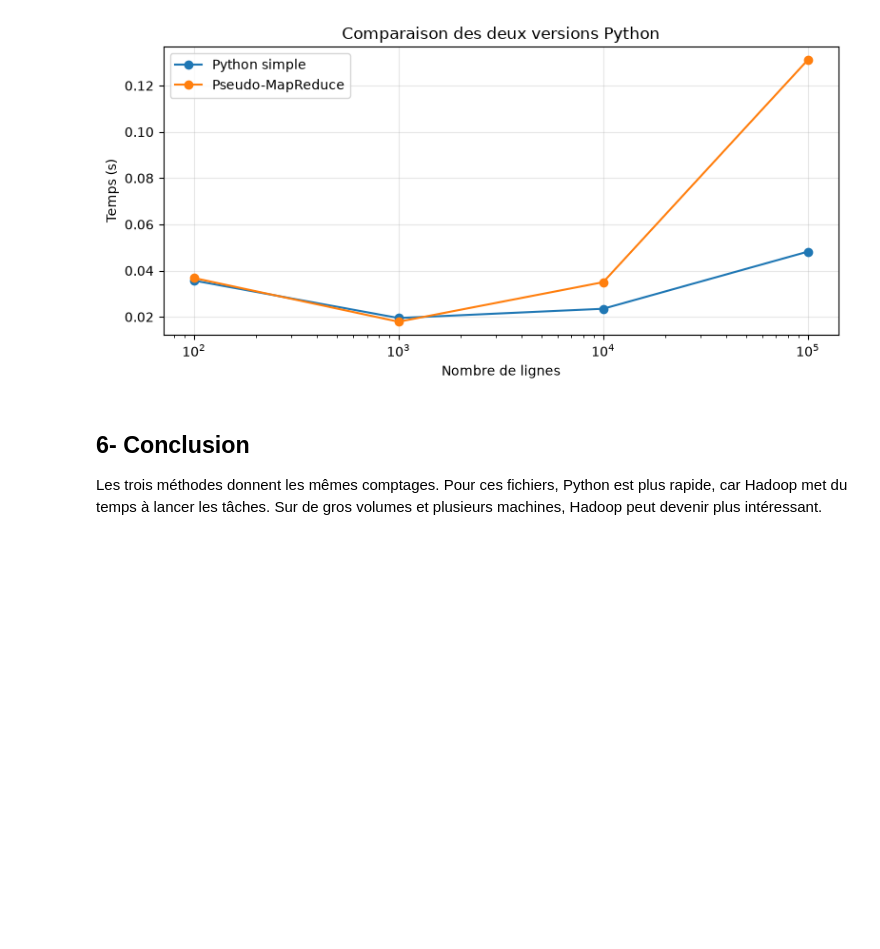
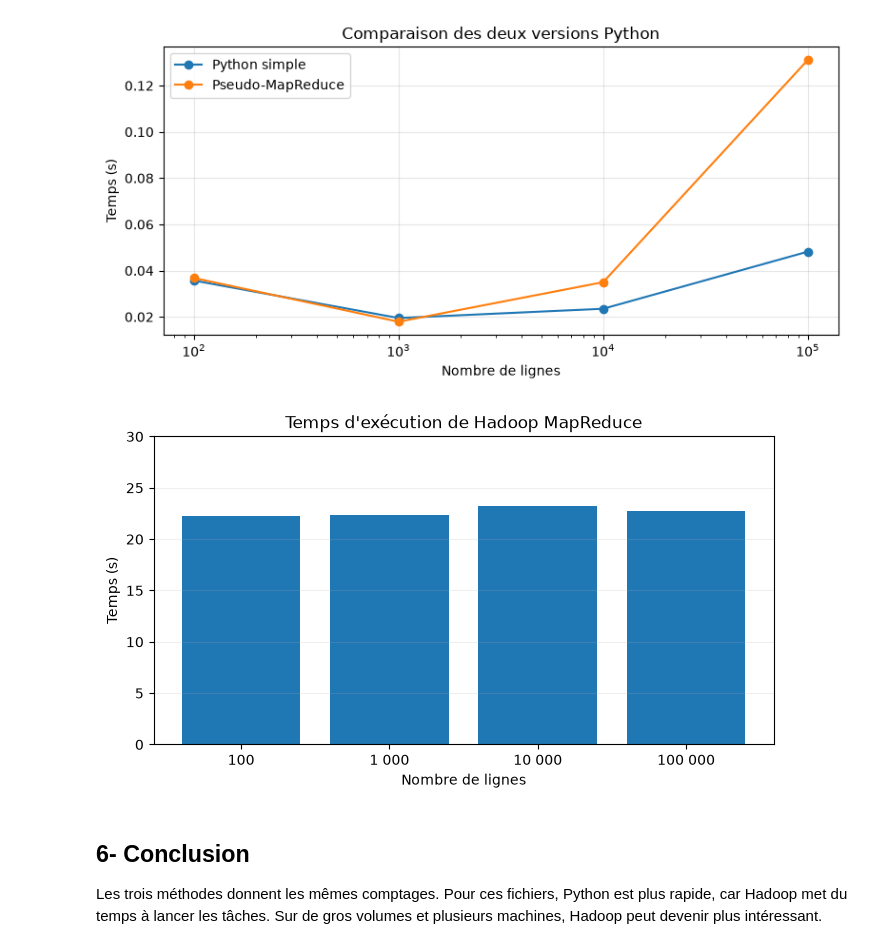
Before and after one commit to Taharamdan/TpWordCount, a Jupyter notebook: TP_WordCount_Notebook.ipynb, the cells around one changed output. Drawn from its saved outputs; the diff is of its cells as text; code cells hidden in the pictures; blank space fills up the shorter version.

```diff
--- a/TP_WordCount_Notebook.ipynb
+++ b/TP_WordCount_Notebook.ipynb
@@ -144,6 +144,25 @@ plt.tight_layout()
 plt.show()
 # %% [output]
 [figure]
+# %%
+import matplotlib.pyplot as plt
+
+lignes = [100, 1000, 10000, 100000]
+temps = [22.2939, 22.3677, 23.2699, 22.7530]
+
+plt.figure(figsize=(8, 4))
+plt.bar(range(4), temps)
+
+plt.xticks(range(4), ["100", "1 000", "10 000", "100 000"])
+plt.xlabel("Nombre de lignes")
+plt.ylabel("Temps (s)")
+plt.title("Temps d'exécution de Hadoop MapReduce")
+plt.ylim(0, 30)
+plt.grid(axis="y", alpha=0.2)
+
+plt.show()
+# %% [output]
+[figure, added]
 # %% [markdown]
 ## 6- Conclusion
 Les trois méthodes donnent les mêmes comptages. Pour ces fichiers, Python est plus rapide, car Hadoop met du temps à lancer les tâches. Sur de gros volumes et plusieurs machines, Hadoop peut devenir plus intéressant.
```
Also changed, not shown: parts of 2 cells of this notebook.
